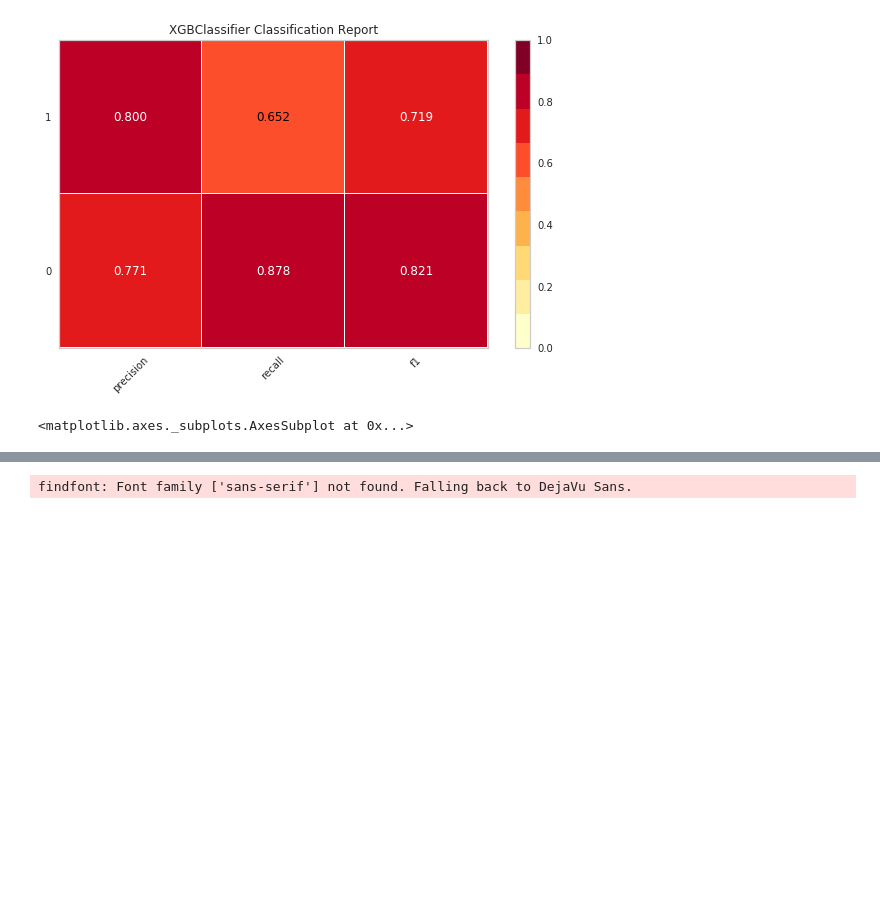
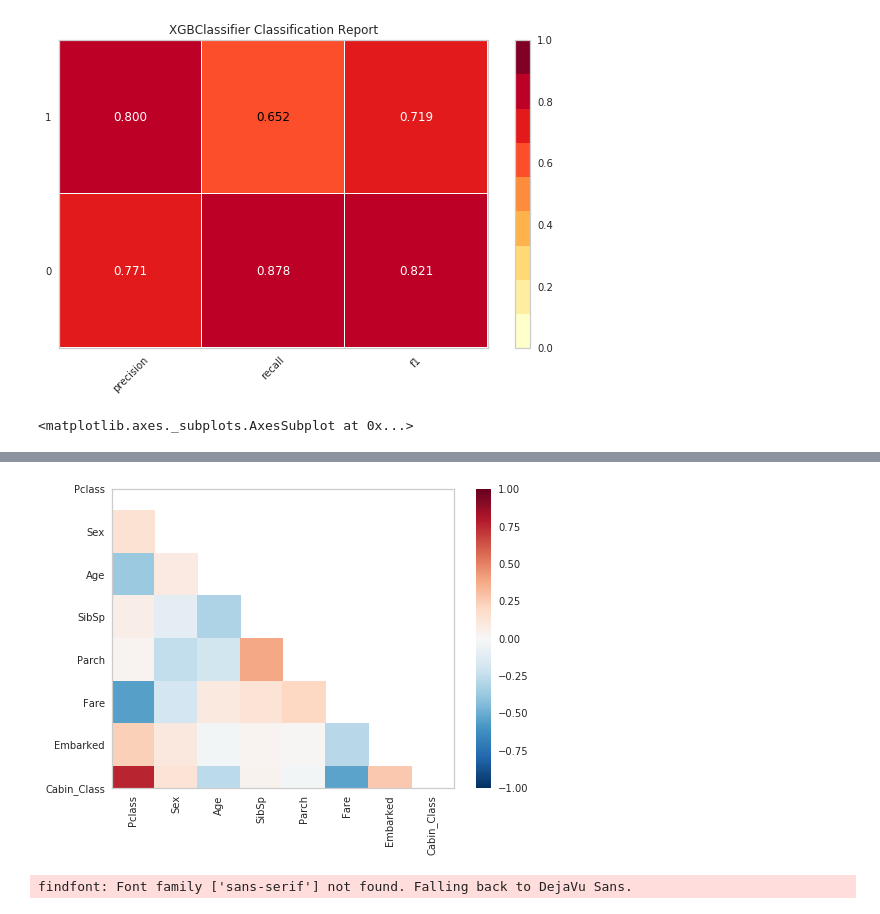
Before and after one commit to zbloss/whitebox, a Jupyter notebook: notebooks/XGBoost.ipynb, the cells around one changed output, grey strips where cells are left out. Drawn from its saved outputs; the diff is of its cells as text; code cells hidden in the pictures; blank space fills up the shorter version.

```diff
--- a/notebooks/XGBoost.ipynb
+++ b/notebooks/XGBoost.ipynb
@@ -529,0 +654,3 @@ from yellowbrick.cluster import SilhouetteVisualizer
+# %%
+yb.generate_rank_2d(X)
+# %% [output]
@@ -530,3 +658,4 @@ from yellowbrick.cluster import SilhouetteVisualizer
+[figure, added]
 # %%
 # Specify the target classes
 classes = ['not_survived', 'survived']
```
Also changed, not shown: parts of 20 cells of this notebook, 1 other file.
